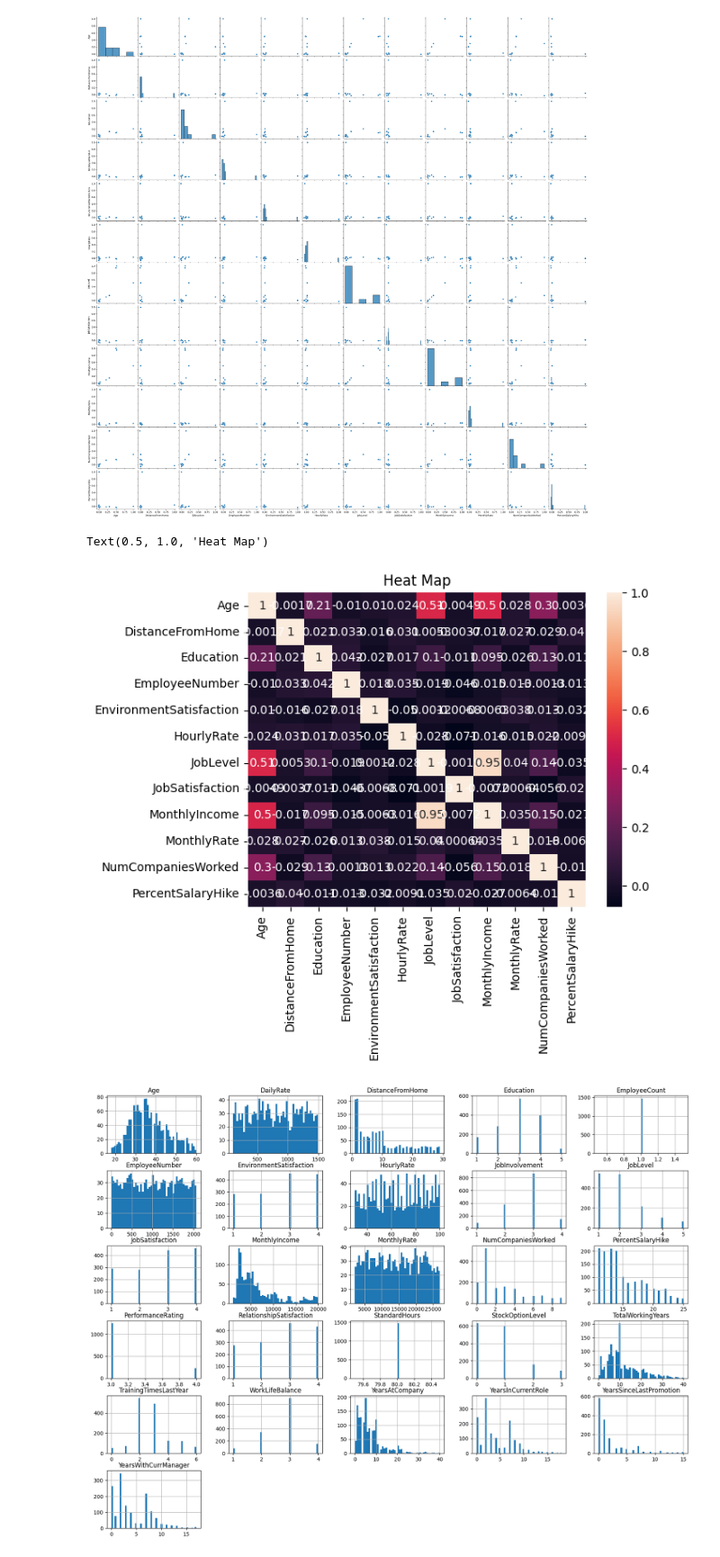
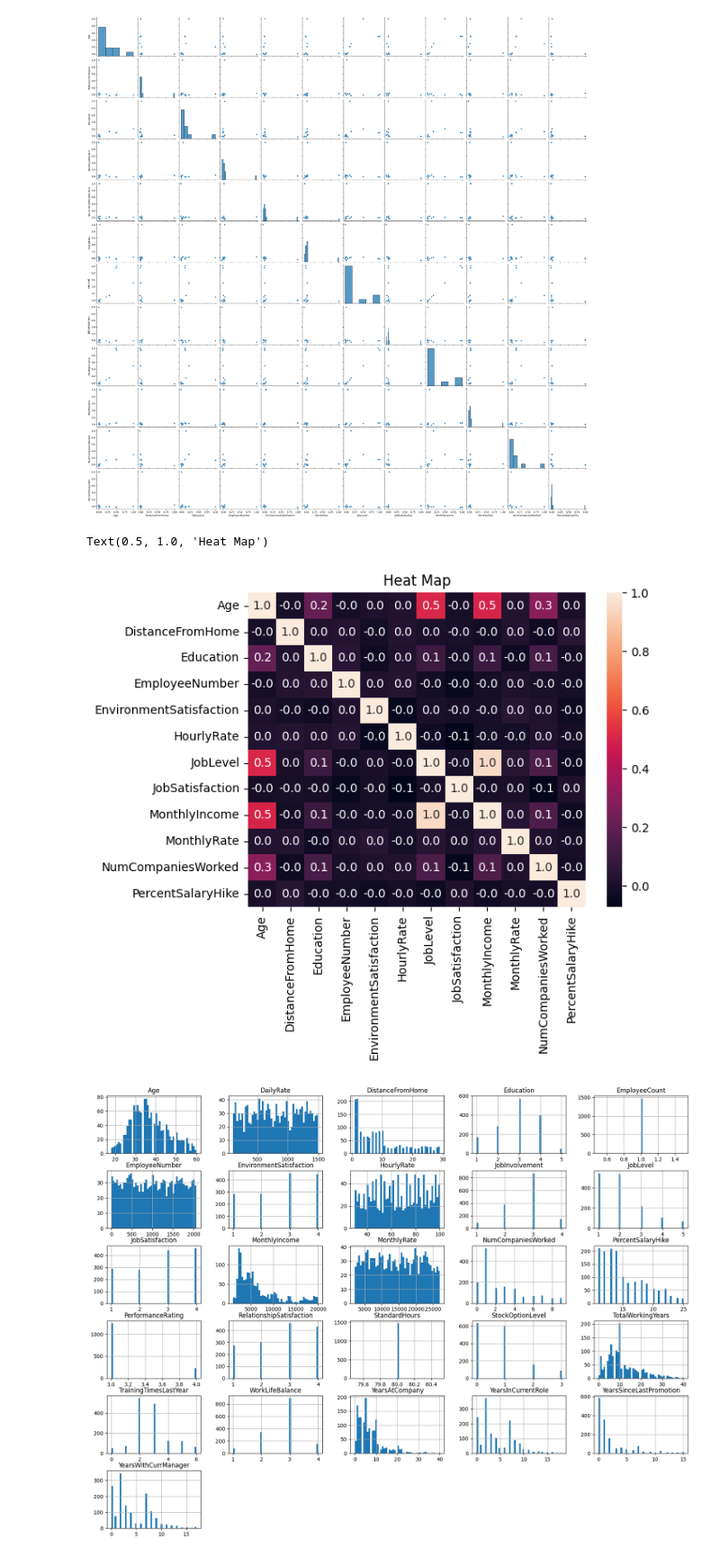
Before and after one commit to Kyl67899/Meriskill_Data_Analysis_intern, a Jupyter notebook: HR/hr.ipynb, the cells around one changed output. Shown at 90% size. Drawn from its saved outputs; the diff is of its cells as text; code cells hidden in the pictures.

```diff
--- a/HR/hr.ipynb
+++ b/HR/hr.ipynb
@@ -256,12 +256,11 @@ sns.pairplot(x)
 <seaborn.axisgrid.PairGrid at 0x...>
 [figure]
 # %%
-plt.figure()
-sns.heatmap(x, annot=True)
+sns.heatmap(x, annot=True, fmt='.1f')
 plt.title("Heat Map")
 # %% [output]
 Text(0.5, 1.0, 'Heat Map')
-[figure, old version]
+[figure, new version]
 # %%
 dataset.hist(bins=50, figsize=(20, 15))
 # plt.title("Histogram")
```
Also changed, not shown: parts of 45 cells of this notebook, 1 other file.
